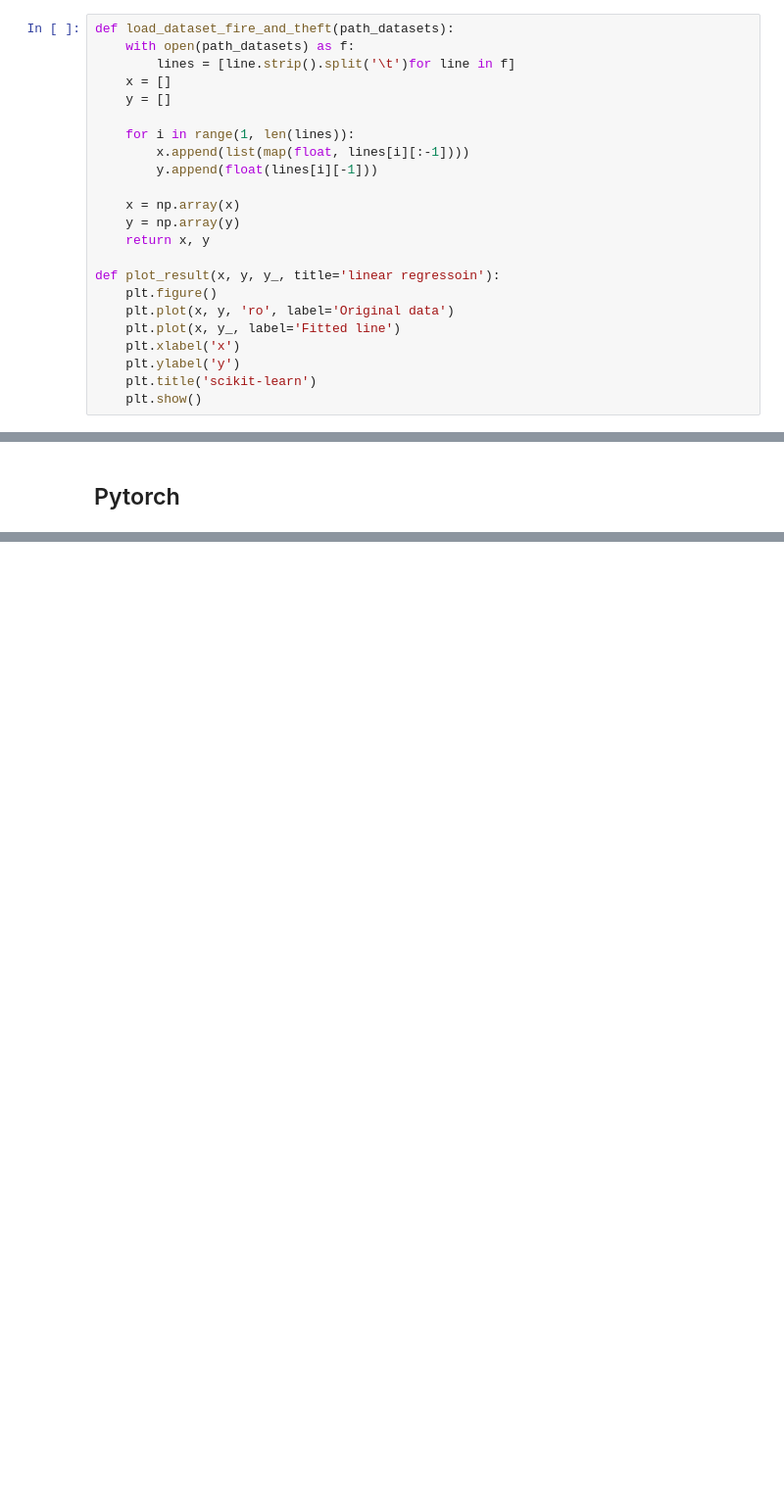
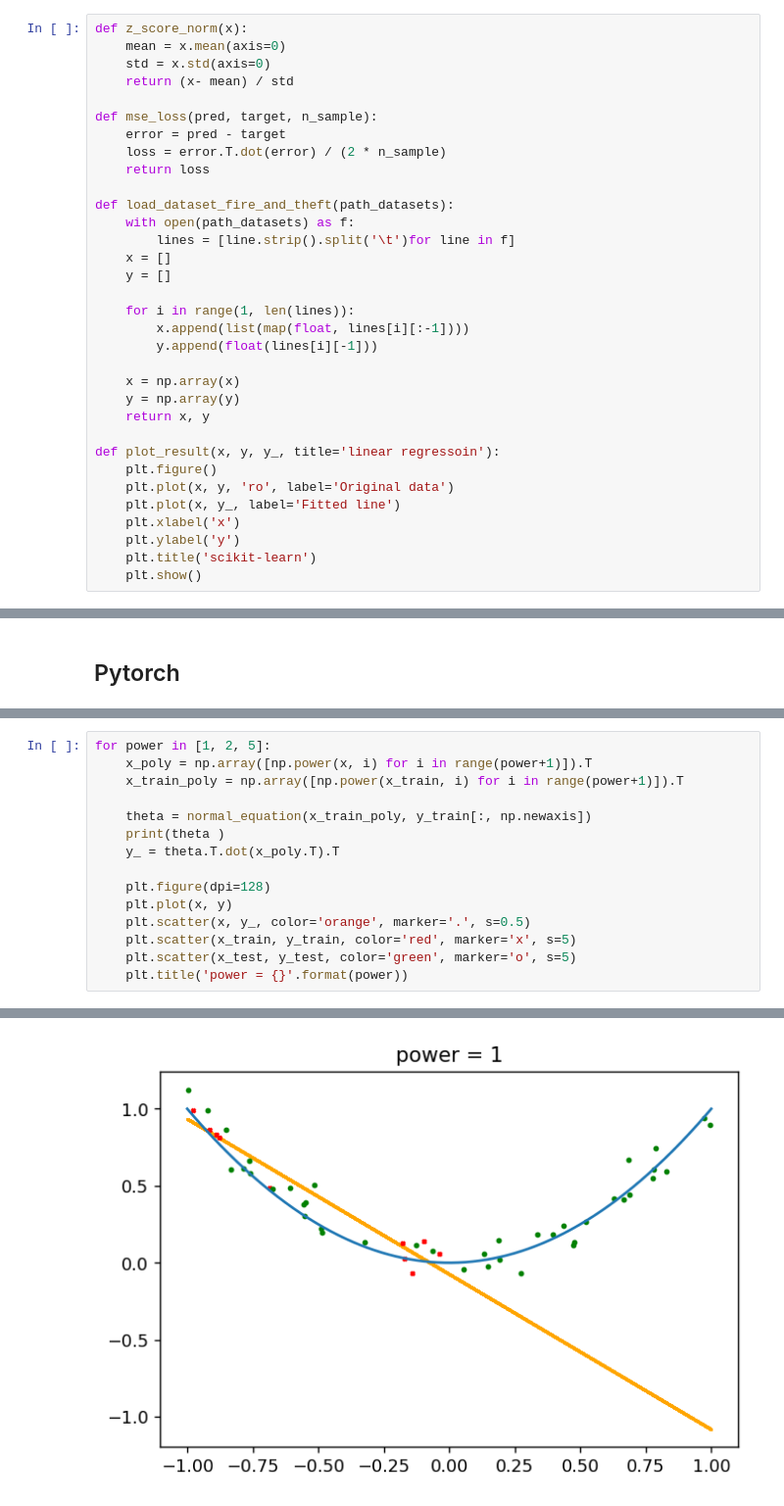
Before and after one commit to wayne391/macahine-learning-algorithms, a Jupyter notebook: regression/linear_regression.ipynb, the cells around one changed output, grey strips where cells are left out. Shown: that part at 98% size. Saved outputs shown, nothing was run; the diff lists cells and outputs as text; blank space fills up the shorter version.

```diff
--- a/regression/linear_regression.ipynb
+++ b/regression/linear_regression.ipynb
@@ -26,6 +26,16 @@ import numpy as np
     * Gradient Descent
 * Pytorch
 # %%
+def z_score_norm(x):
+    mean = x.mean(axis=0)
+    std = x.std(axis=0)
+    return (x- mean) / std
+
+def mse_loss(pred, target, n_sample):
+    error = pred - target
+    loss = error.T.dot(error) / (2 * n_sample)
+    return loss
+
 def load_dataset_fire_and_theft(path_datasets):
     with open(path_datasets) as f:
         lines = [line.strip().split('\t')for line in f]
@@ -293,0 +457,16 @@ coefficient: 2.1682348251342773
+# %%
+for power in [1, 2, 5]:
+    x_poly = np.array([np.power(x, i) for i in range(power+1)]).T
+    x_train_poly = np.array([np.power(x_train, i) for i in range(power+1)]).T
+
+    theta = normal_equation(x_train_poly, y_train[:, np.newaxis])
+    print(theta )
+    y_ = theta.T.dot(x_poly.T).T
+
+    plt.figure(dpi=128)
+    plt.plot(x, y)
+    plt.scatter(x, y_, color='orange', marker='.', s=0.5)
+    plt.scatter(x_train, y_train, color='red', marker='x', s=5)
+    plt.scatter(x_test, y_test, color='green', marker='o', s=5)
+    plt.title('power = {}'.format(power))
+# %% [output]
@@ -293,0 +484 @@ coefficient: 2.1682348251342773
+[figure, added]
```
Also changed, not shown: parts of 27 cells of this notebook, 2 other files.
